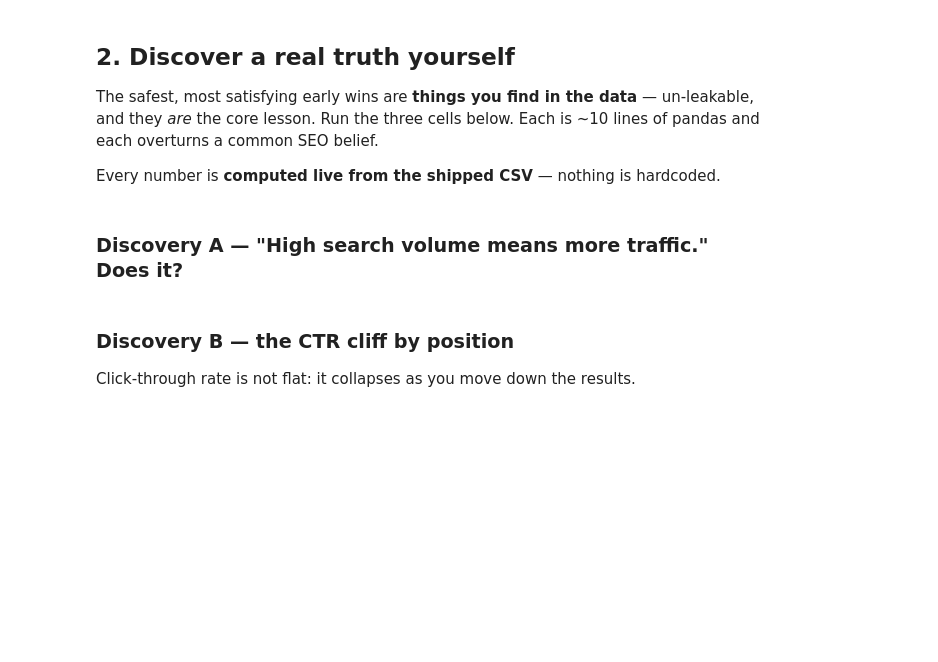
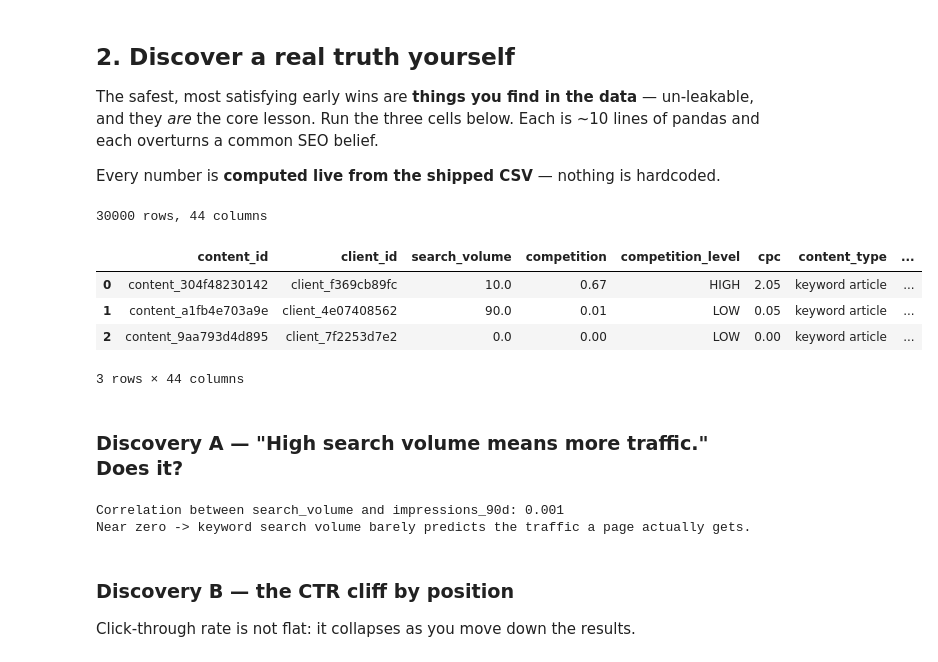
Before and after one commit to TUNDZDANALYST/FLYRANK-ML, a Jupyter notebook: notebooks/01_first_look_and_discovery.ipynb, the cells around one changed output. Cells and saved outputs as stored; diff of their text form; code cells hidden in the pictures; blank space fills up the shorter version.

```diff
--- a/notebooks/01_first_look_and_discovery.ipynb
+++ b/notebooks/01_first_look_and_discovery.ipynb
@@ -63,15 +90,54 @@ The safest, most satisfying early wins are **things you find in the data** — u
 Every number is **computed live from the shipped CSV** — nothing is hardcoded.
 # %%
 import pandas as pd, numpy as np
-df = pd.read_csv("data/raw/content_refresh_anonymized.csv")
+import os, sys, subprocess # Added subprocess for git clone
+
+REPO_DIR = "flyrank-ml-internship-starter"
+REPO_URL = "https://github.com/flyrank-bih/flyrank-ml-internship-starter" # Added REPO_URL
+CSV_PATH_RELATIVE = os.path.join("data", "raw", "content_refresh_anonymized.csv")
+
+IN_COLAB = "google.colab" in sys.modules # Define IN_COLAB here too
+
+# Ensure the repository is cloned if not present in Colab's default /content directory
+if IN_COLAB and not os.path.isdir(os.path.join("/content", REPO_DIR)):
+    print(f"Cloning {REPO_URL} into /content/{REPO_DIR}...")
+    # Clone the repository directly into /content/REPO_DIR
+    subprocess.run(["git", "clone", "--depth", "1", REPO_URL, os.path.join("/content", REPO_DIR)], check=True)
+    print("Repository cloned.")
+
+# Determine the correct path to the CSV
+# Check if running in Colab and if the current working directory is not the repository root
+if IN_COLAB and not os.path.basename(os.getcwd()) == REPO_DIR:
+    # If in Colab and not in the repo root, use the absolute path
+    full_csv_path = os.path.join("/content", REPO_DIR, CSV_PATH_RELATIVE)
+else:
+    # Otherwise, use the path relative to the current working directory,
+    # assuming the setup (os.chdir) has been done or it's a local environment.
+    full_csv_path = CSV_PATH_RELATIVE
+
+# Verify the file exists before trying to read (safeguard)
+if not os.path.exists(full_csv_path):
+    raise FileNotFoundError(f"CSV file not found even after trying to clone: {full_csv_path}")
+
+df = pd.read_csv(full_csv_path)
 print(df.shape[0], "rows,", df.shape[1], "columns")
 df.head(3)
+# %% [output]
+30000 rows, 44 columns
+|  | content_id | client_id | search_volume | competition | competition_level | cpc | content_type | ... |
+| 0 | content_304f48230142 | client_f369cb89fc | 10.0 | 0.67 | HIGH | 2.05 | keyword article | ... |
+| 1 | content_a1fb4e703a9e | client_4e07408562 | 90.0 | 0.01 | LOW | 0.05 | keyword article | ... |
+| 2 | content_9aa793d4d895 | client_7f2253d7e2 | 0.0 | 0.00 | LOW | 0.00 | keyword article | ... |
+3 rows × 44 columns
 # %% [markdown]
 ### Discovery A — "High search volume means more traffic." Does it?
 # %%
 corr = df["search_volume"].corr(df["impressions_90d"])
 print(f"Correlation between search_volume and impressions_90d: {corr:.3f}")
 print("Near zero -> keyword search volume barely predicts the traffic a page actually gets.")
+# %% [output]
+Correlation between search_volume and impressions_90d: 0.001
+Near zero -> keyword search volume barely predicts the traffic a page actually gets.
 # %% [markdown]
 ### Discovery B — the CTR cliff by position
 Click-through rate is not flat: it collapses as you move down the results.
```
Also changed, not shown: parts of 5 cells of this notebook.
